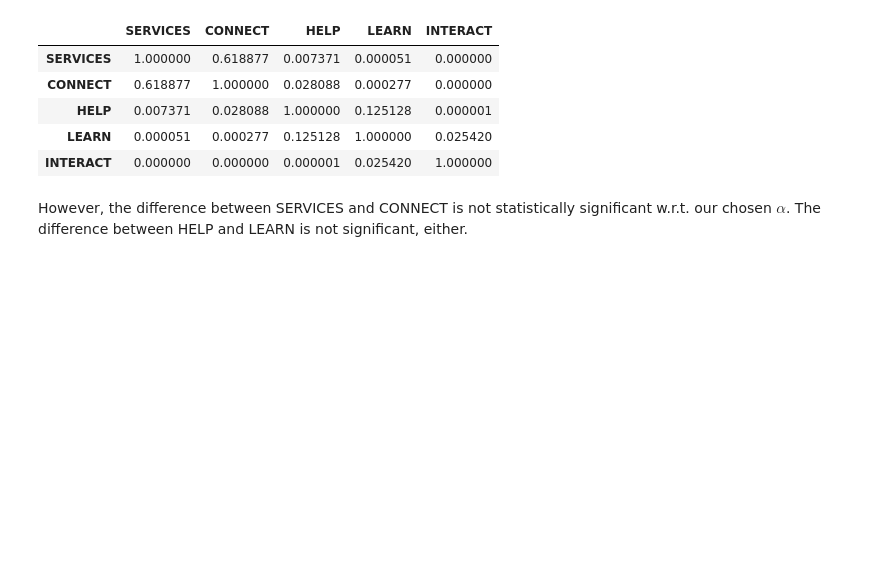
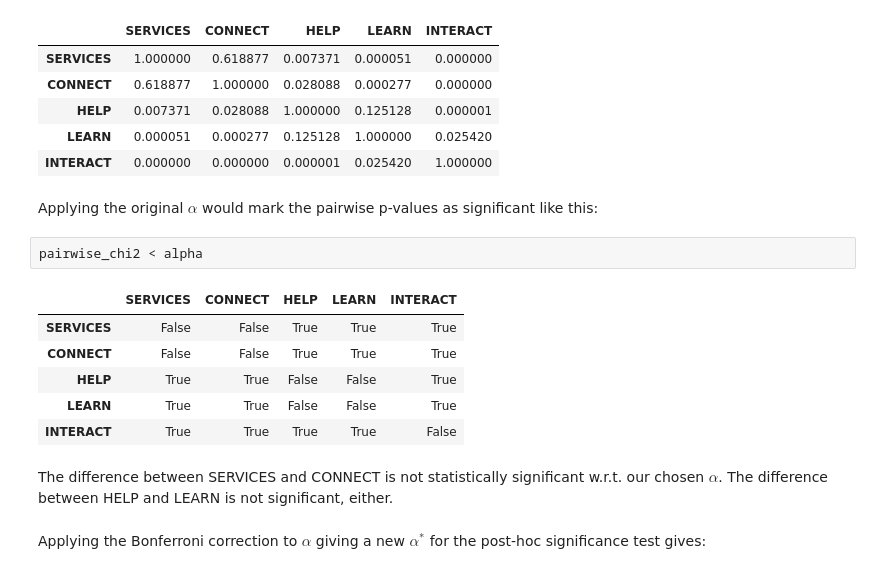
Before and after one commit to tvogel/datascience-bootcamp, a Jupyter notebook: 04_ab_testing/docs/montana_case.ipynb, the cells around one changed output. Drawn from its saved outputs; the diff is of its cells as text; blank space fills up the shorter version.

Commit message:
A/B testing: extend on significance of pairwise tests (Bonferroni)

```diff
--- a/04_ab_testing/docs/montana_case.ipynb
+++ b/04_ab_testing/docs/montana_case.ipynb
@@ -196,6 +197,19 @@ pd.reset_option('display.float_format')
 | HELP | 0.007371 | 0.028088 | 1.000000 | 0.125128 | 0.000001 |
 | LEARN | 0.000051 | 0.000277 | 0.125128 | 1.000000 | 0.025420 |
 | INTERACT | 0.000000 | 0.000000 | 0.000001 | 0.025420 | 1.000000 |
+# %% [markdown]
+Applying the original $\alpha$ would mark the pairwise p-values as significant like this:
+# %%
+pairwise_chi2 < alpha
+# %% [output]
+|  | SERVICES | CONNECT | HELP | LEARN | INTERACT |
+| SERVICES | False | False | True | True | True |
+| CONNECT | False | False | True | True | True |
+| HELP | True | True | False | False | True |
+| LEARN | True | True | False | False | True |
+| INTERACT | True | True | True | True | False |
 # %% [markdown]
-However, the difference between SERVICES and CONNECT is not statistically significant w.r.t. our chosen $\alpha$.
+The difference between SERVICES and CONNECT is not statistically significant w.r.t. our chosen $\alpha$.
 The difference between HELP and LEARN is not significant, either.
+# %% [markdown]
+Applying the Bonferroni correction to $\alpha$ giving a new $\alpha^*$ for the post-hoc significance test gives:
```
Also changed, not shown: parts of 5 cells of this notebook.
